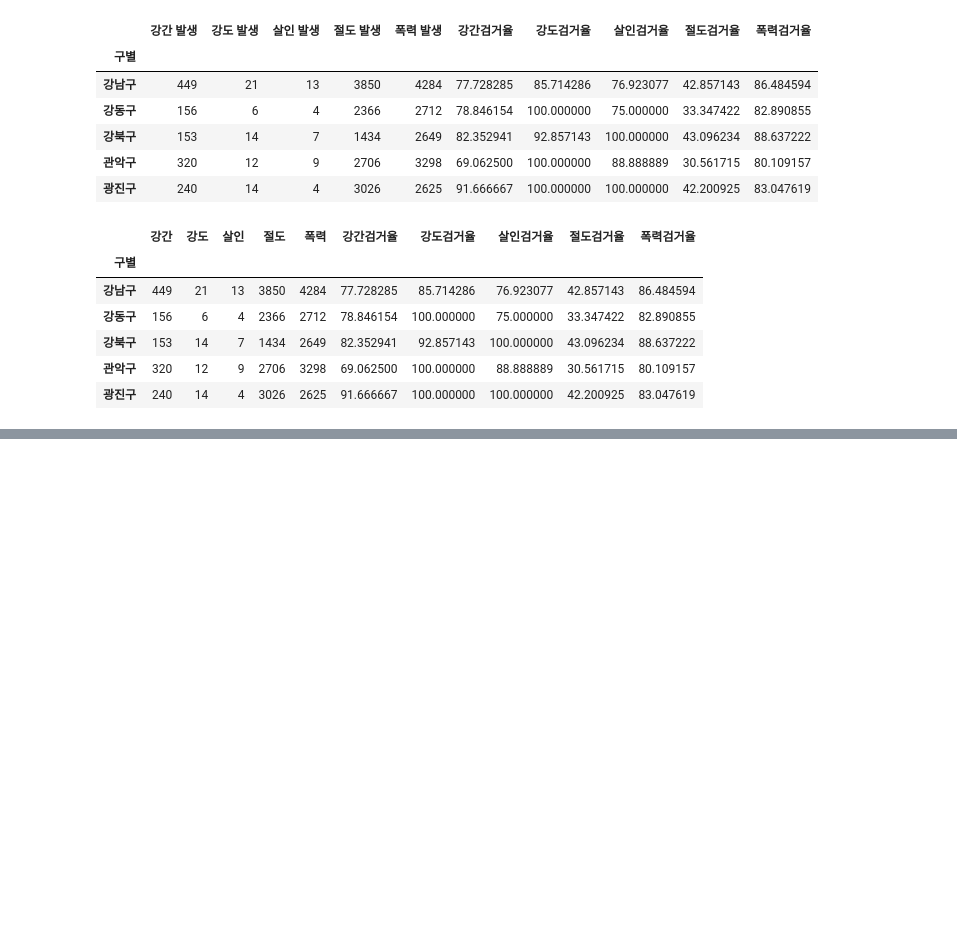
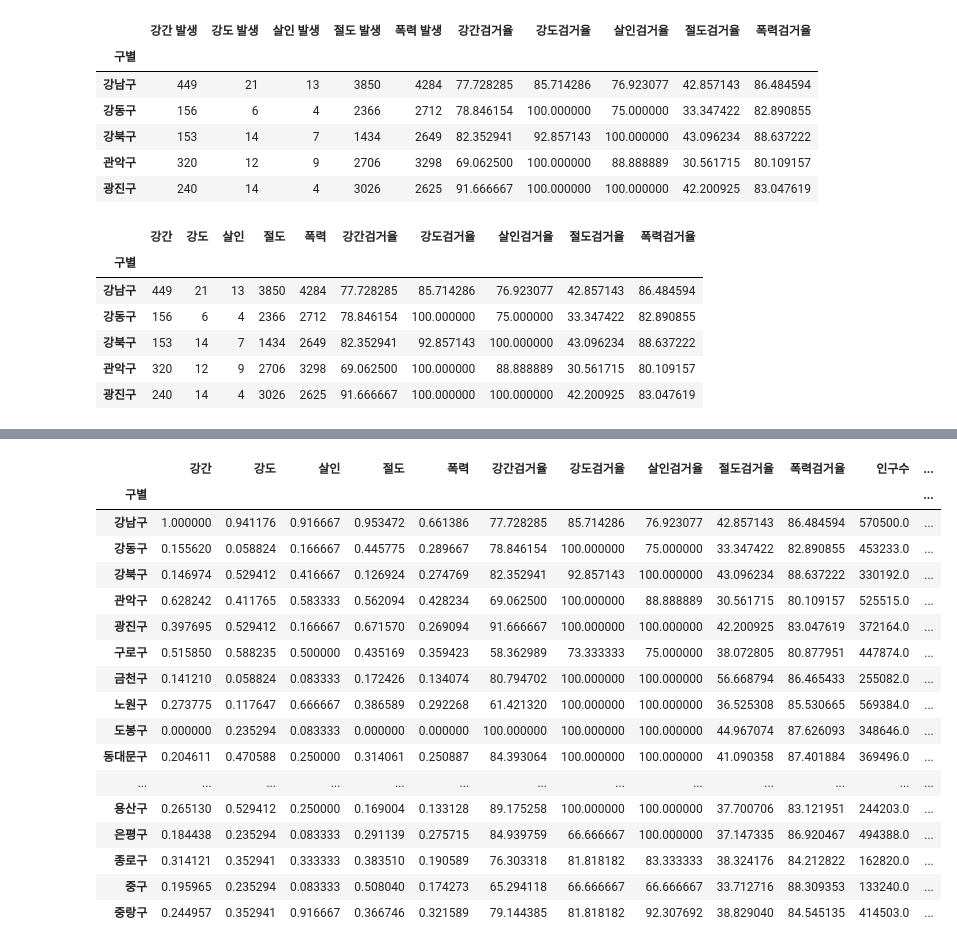
Before and after one commit to KimDoKy/DataScience, a Jupyter notebook: source_code/chap2. Analysis for crime in Seoul.ipynb, the cells around one changed output, grey strips where cells are left out. Cells and saved outputs as stored; diff of their text form; code cells hidden in the pictures; blank space fills up the shorter version.

Commit message:
update chap2 / 데이터 표현을 위해 다듬기

```diff
--- a/source_code/chap2. Analysis for crime in Seoul.ipynb
+++ b/source_code/chap2. Analysis for crime in Seoul.ipynb
@@ -434,0 +442,17 @@ crime_anal.head()
+# %%
+# scikit learn(파이썬의 머신러닝에 관한 모듈)의 전처리(preprocessing) 도구에
+# 최소값, 최대값을 이용해서 정규화시키는 함수가 있음.
+
+from sklearn import preprocessing
+
+col = ['강간', '강도', '살인', '절도', '폭력']
+
+x = crime_anal[col].values
+min_max_scaler = preprocessing.MinMaxScaler()
+
+x_scaled = min_max_scaler.fit_transform(x.astype(float))
+crime_anal_norm = pd.DataFrame(x_scaled, columns=col, index=crime_anal.index)
+
+col2 = ['강간검거율', '강도검거율', '살인검거율', '절도검거율', '폭력검거율']
+crime_anal_norm[col2] = crime_anal[col2]
+crime_anal_norm.head()
@@ -434,0 +467,6 @@ crime_anal.head()
+# %%
+# chap1의 구별 인구수와 CCTV 개수 불러오기
+result_CCTV = pd.read_csv('../data/01. CCTV_result.csv', encoding='utf-8', index_col='구별')
+
+crime_anal_norm[['인구수', 'CCTV']] = result_CCTV[['인구수','소계']]
+crime_anal_norm.head()
@@ -434,0 +481,26 @@ crime_anal.head()
+# %%
+# 발생 건수의 합을 '범죄'라는 항목으로 사용.
+# 검거율도 통합
+
+col = ['강간검거율','강도검거율','살인검거율','절도검거율','폭력검거율']
+crime_anal_norm['검거'] = np.sum(crime_anal_norm[col], axis=1)
+crime_anal_norm
+# %% [output]
+|  | 강간 | 강도 | 살인 | 절도 | 폭력 | 강간검거율 | 강도검거율 | 살인검거율 | 절도검거율 | 폭력검거율 | 인구수 | ... |
+| 구별 |  |  |  |  |  |  |  |  |  |  |  | ... |
+| 강남구 | 1.000000 | 0.941176 | 0.916667 | 0.953472 | 0.661386 | 77.728285 | 85.714286 | 76.923077 | 42.857143 | 86.484594 | 570500.0 | ... |
+| 강동구 | 0.155620 | 0.058824 | 0.166667 | 0.445775 | 0.289667 | 78.846154 | 100.000000 | 75.000000 | 33.347422 | 82.890855 | 453233.0 | ... |
+| 강북구 | 0.146974 | 0.529412 | 0.416667 | 0.126924 | 0.274769 | 82.352941 | 92.857143 | 100.000000 | 43.096234 | 88.637222 | 330192.0 | ... |
+| 관악구 | 0.628242 | 0.411765 | 0.583333 | 0.562094 | 0.428234 | 69.062500 | 100.000000 | 88.888889 | 30.561715 | 80.109157 | 525515.0 | ... |
+| 광진구 | 0.397695 | 0.529412 | 0.166667 | 0.671570 | 0.269094 | 91.666667 | 100.000000 | 100.000000 | 42.200925 | 83.047619 | 372164.0 | ... |
+| 구로구 | 0.515850 | 0.588235 | 0.500000 | 0.435169 | 0.359423 | 58.362989 | 73.333333 | 75.000000 | 38.072805 | 80.877951 | 447874.0 | ... |
+| 금천구 | 0.141210 | 0.058824 | 0.083333 | 0.172426 | 0.134074 | 80.794702 | 100.000000 | 100.000000 | 56.668794 | 86.465433 | 255082.0 | ... |
+| 노원구 | 0.273775 | 0.117647 | 0.666667 | 0.386589 | 0.292268 | 61.421320 | 100.000000 | 100.000000 | 36.525308 | 85.530665 | 569384.0 | ... |
+| 도봉구 | 0.000000 | 0.235294 | 0.083333 | 0.000000 | 0.000000 | 100.000000 | 100.000000 | 100.000000 | 44.967074 | 87.626093 | 348646.0 | ... |
+| 동대문구 | 0.204611 | 0.470588 | 0.250000 | 0.314061 | 0.250887 | 84.393064 | 100.000000 | 100.000000 | 41.090358 | 87.401884 | 369496.0 | ... |
+| ... | ... | ... | ... | ... | ... | ... | ... | ... | ... | ... | ... | ... |
+| 용산구 | 0.265130 | 0.529412 | 0.250000 | 0.169004 | 0.133128 | 89.175258 | 100.000000 | 100.000000 | 37.700706 | 83.121951 | 244203.0 | ... |
+| 은평구 | 0.184438 | 0.235294 | 0.083333 | 0.291139 | 0.275715 | 84.939759 | 66.666667 | 100.000000 | 37.147335 | 86.920467 | 494388.0 | ... |
+| 종로구 | 0.314121 | 0.352941 | 0.333333 | 0.383510 | 0.190589 | 76.303318 | 81.818182 | 83.333333 | 38.324176 | 84.212822 | 162820.0 | ... |
+| 중구 | 0.195965 | 0.235294 | 0.083333 | 0.508040 | 0.174273 | 65.294118 | 66.666667 | 66.666667 | 33.712716 | 88.309353 | 133240.0 | ... |
+| 중랑구 | 0.244957 | 0.352941 | 0.916667 | 0.366746 | 0.321589 | 79.144385 | 81.818182 | 92.307692 | 38.829040 | 84.545135 | 414503.0 | ... |
```
Also changed, not shown: parts of 3 cells of this notebook.
